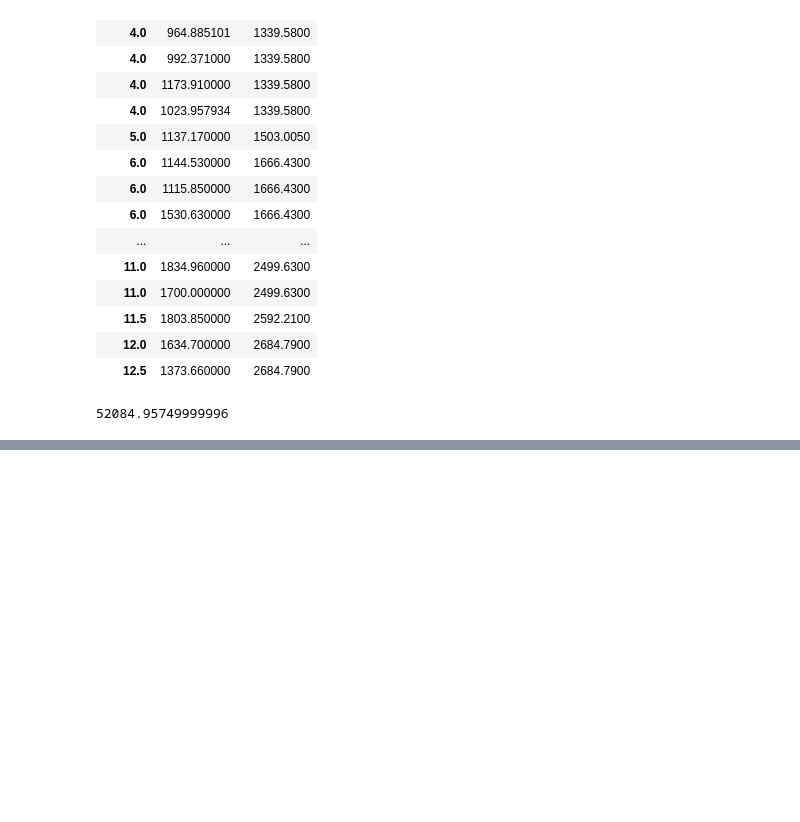
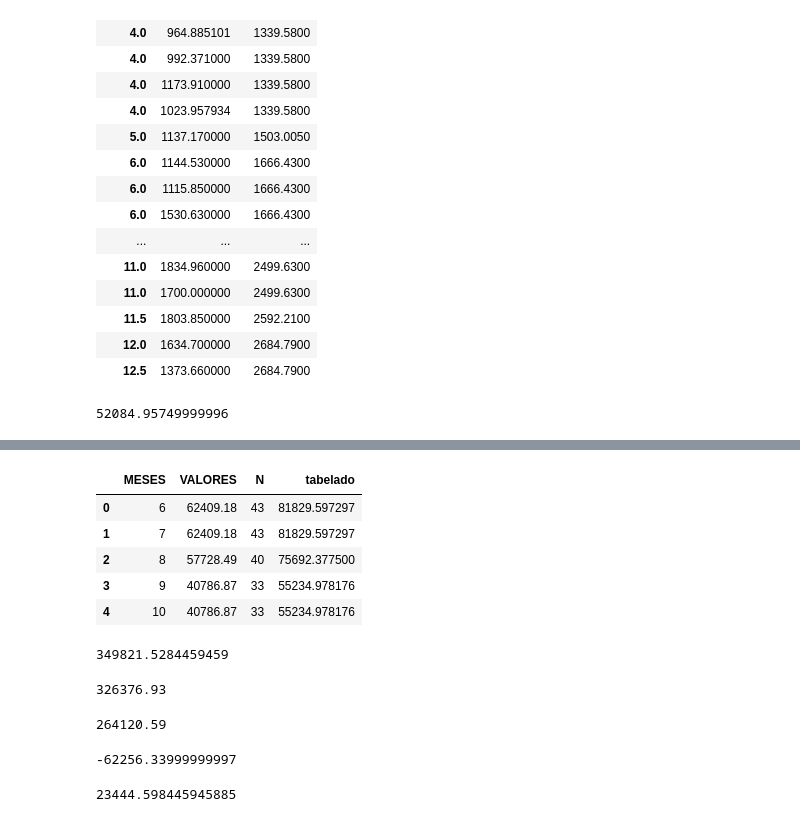
Before and after one commit to mp-resuldados/diagnostico-escola, a Jupyter notebook: notebooks/contas.ipynb, the cells around one changed output, grey strips where cells are left out. Drawn from its saved outputs; the diff is of its cells as text; code cells hidden in the pictures; blank space fills up the shorter version.

Commit message:
atualização do texto e contas de lucro e prejuízo adicionadas

```diff
--- a/notebooks/contas.ipynb
+++ b/notebooks/contas.ipynb
@@ -245,0 +279,42 @@ comp
+# %%
+receitas['tabelado'] = [
+                        comp['TABELADO'].sum()+ 3*comp['TABELADO'].mean(),  # mes 6 - 43
+                        comp['TABELADO'].sum()+ 3*comp['TABELADO'].mean(),  # mes 7 - 43
+                        comp['TABELADO'].sum(),                            # mes 8 - 40
+                        comp['TABELADO'].sum()-10*comp['TABELADO'].mean(), # mes 9 - 33
+                        comp['TABELADO'].sum()-10*comp['TABELADO'].mean() # mes 10 - 33666
+                        ]
+# %%
+receitas
+# %% [output]
+|  | MESES | VALORES | N | tabelado |
+| 0 | 6 | 62409.18 | 43 | 81829.597297 |
+| 1 | 7 | 62409.18 | 43 | 81829.597297 |
+| 2 | 8 | 57728.49 | 40 | 75692.377500 |
+| 3 | 9 | 40786.87 | 33 | 55234.978176 |
+| 4 | 10 | 40786.87 | 33 | 55234.978176 |
+# %%
+# soma da receitas possíveis
+receitas['tabelado'].sum()
+# %% [output]
+349821.5284459459
+# %%
+# soma das despesas
+despesas['VALORES'].sum()
+# %% [output]
+326376.93
+# %%
+# soma da receitas reais
+receitas['VALORES'].sum()
+# %% [output]
+264120.59
+# %%
+# prejuízo real dos 5 meses
+receitas['VALORES'].sum()-despesas['VALORES'].sum()
+# %% [output]
+-62256.33999999997
+# %%
+# lucro possível dos 5 meses
+receitas['tabelado'].sum()-despesas['VALORES'].sum()
+# %% [output]
+23444.598445945885
```
Also changed, not shown: parts of 5 cells of this notebook, 1 other file.
